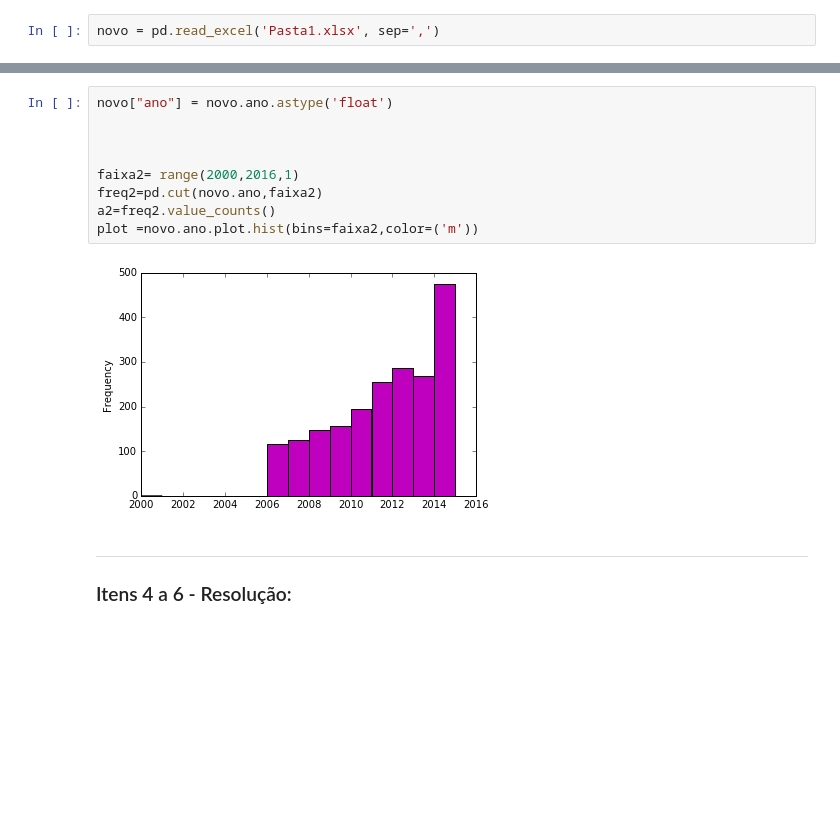
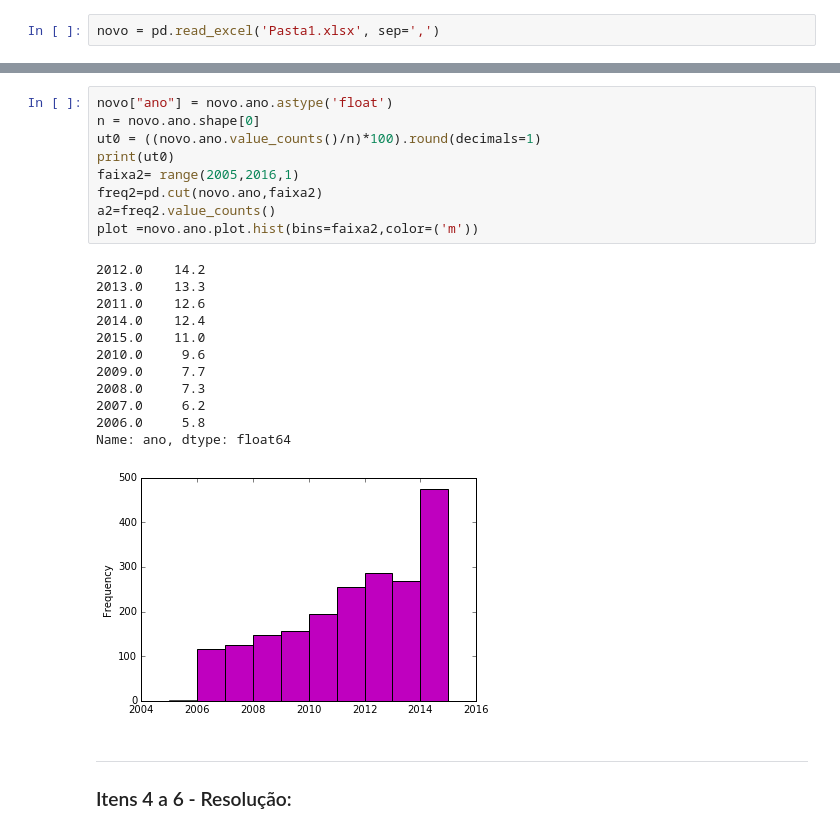
Before and after one commit to pamplonamatheus/CD, a Jupyter notebook: miniprojeto/MiniProjeto1 Layout.ipynb, the cells around one changed output, grey strips where cells are left out. Cells and saved outputs as stored; diff of their text form; blank space fills up the shorter version.

```diff
--- a/miniprojeto/MiniProjeto1 Layout.ipynb
+++ b/miniprojeto/MiniProjeto1 Layout.ipynb
@@ -47,14 +27,25 @@ novo = pd.read_excel('Pasta1.xlsx', sep=',')
 # %%
 novo["ano"] = novo.ano.astype('float')
-
-
-
-faixa2= range(2000,2016,1)
+n = novo.ano.shape[0]
+ut0 = ((novo.ano.value_counts()/n)*100).round(decimals=1)
+print(ut0)
+faixa2= range(2005,2016,1)
 freq2=pd.cut(novo.ano,faixa2)
 a2=freq2.value_counts()
 plot =novo.ano.plot.hist(bins=faixa2,color=('m'))
 # %% [output]
+2012.0    14.2
+2013.0    13.3
+2011.0    12.6
+2014.0    12.4
+2015.0    11.0
+2010.0     9.6
+2009.0     7.7
+2008.0     7.3
+2007.0     6.2
+2006.0     5.8
+Name: ano, dtype: float64
-[figure, old version]
+[figure, new version]
 # %% [markdown]
 ___
 ### Itens 4 a 6 - Resolução:
```
Also changed, not shown: parts of 4 cells of this notebook.
